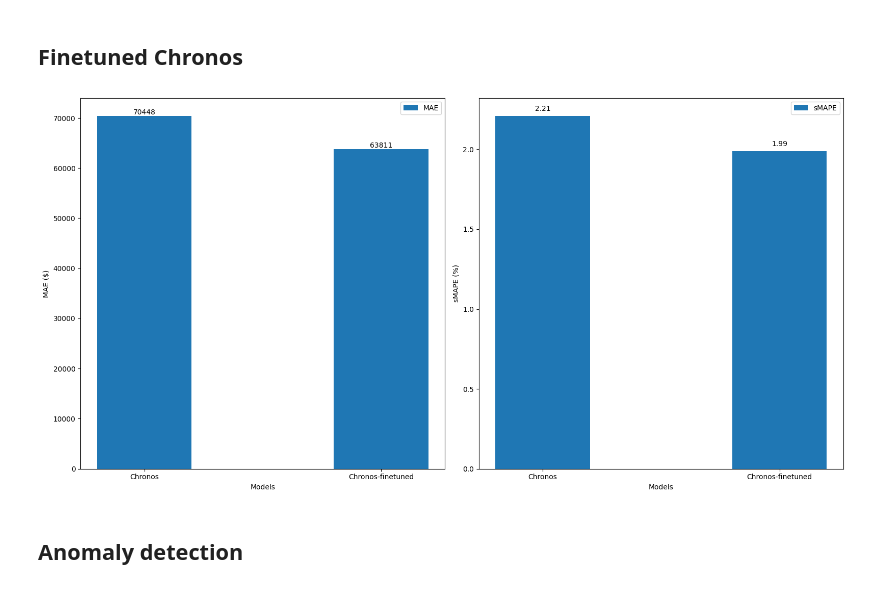
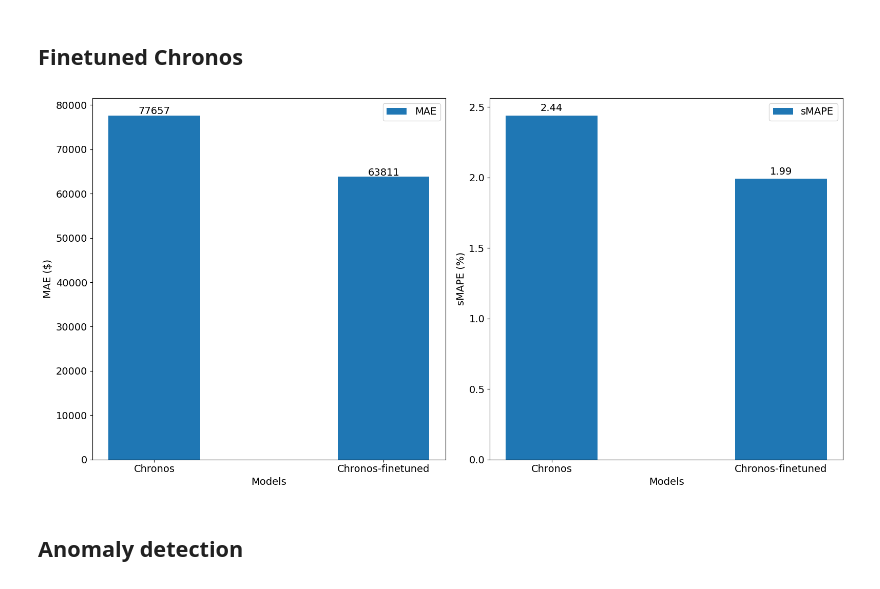
Before and after one commit to marcopeix/TimeSeriesForecastingUsingFoundationModels, a Jupyter notebook: CH05/CH05.ipynb, the cells around one changed output. Saved outputs shown, nothing was run; the diff lists cells and outputs as text; code cells hidden in the pictures.

```diff
--- a/CH05/CH05.ipynb
+++ b/CH05/CH05.ipynb
@@ -8,6 +8,8 @@ from chronos import ChronosPipeline
 
 import warnings
 warnings.filterwarnings('ignore')
+# %%
+plt.rcParams.update({'font.size': 14})
 # %% [markdown]
 ## Zero-shot forecasting with Chronos
 # %%
@@ -42,5 +43,5 @@ plt.savefig("figures/Ch05_codefig01.png", dpi=300)
 # %%
-context = [torch.tensor(df.query("Store == @i")['Weekly_SaTles'].to_numpy()) for i in range(1, 5)]
+context = [torch.tensor(df.query("Store == @i")['Weekly_Sales'].to_numpy()) for i in range(1, 5)]
 # %%
 pipeline = ChronosPipeline.from_pretrained(
     "amazon/chronos-t5-small",
@@ -166,30 +167,30 @@ evaluation
 # %%
 fig, (ax1, ax2) = plt.subplots(nrows=1, ncols=2, figsize=(16,8))
 
 x = ['Chronos', 'Chronos-finetuned']
-y_mae = [70448, 63811]
-y_smape = [2.21, 1.99]
+y_mae = [77657, 63811]
+y_smape = [2.44, 1.99]
 
 ax1.bar(x, y_mae, width=0.4, label='MAE')
 ax1.set_xlabel('Models')
 ax1.set_ylabel('MAE ($)')
 ax1.legend()
 
 for i, v in enumerate(y_mae):
     ax1.text(x=i, y=v+300, s=str(v), ha='center')
 
 ax2.bar(x, y_smape, width=0.4, label='sMAPE')
 ax2.set_xlabel('Models')
 ax2.set_ylabel('sMAPE (%)')
 ax2.legend()
 
 for i, v in enumerate(y_smape):
     ax2.text(x=i, y=v+.03, s=str(v), ha='center')
 
 plt.tight_layout()
 plt.savefig("figures/Ch05_codefig04.png", dpi=300)
 # %% [output]
-[figure, old version]
+[figure, new version]
 # %% [markdown]
 ## Anomaly detection
 # %%
```
Also changed, not shown: parts of 11 cells of this notebook, 5 other files.
